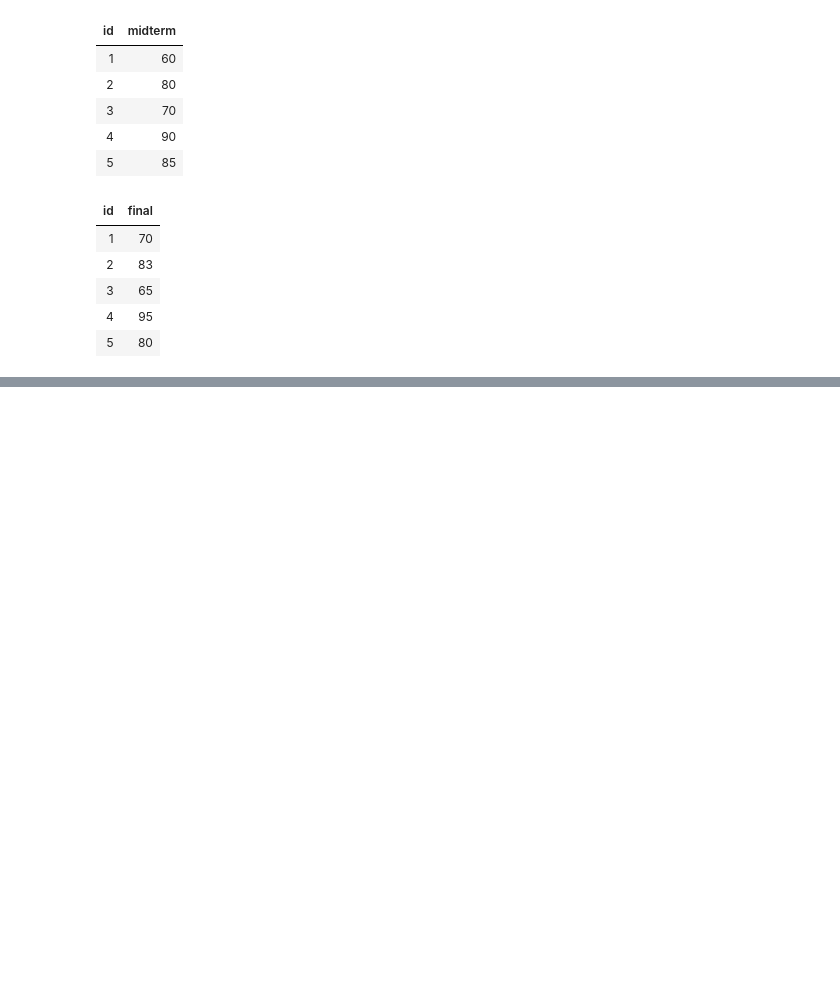
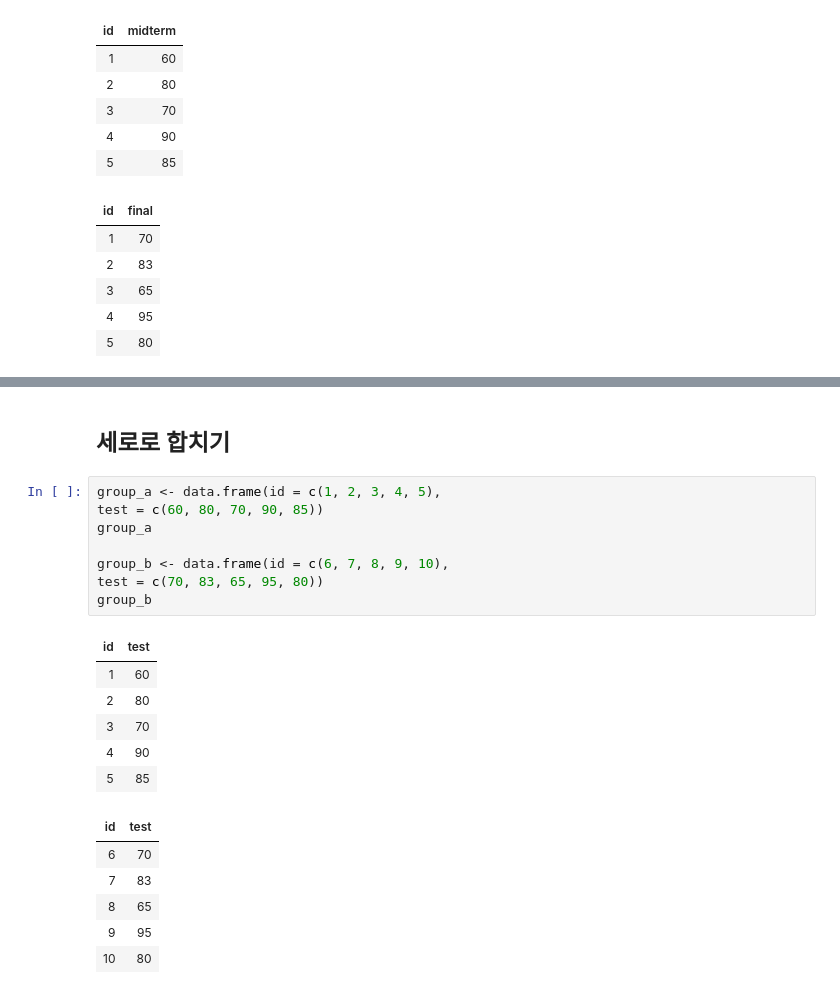
Before and after one commit to jjerry-k/gan_r, a Jupyter notebook: 190320_6.ipynb, the cells around one changed output, grey strips where cells are left out. Saved outputs shown, nothing was run; the diff lists cells and outputs as text; blank space fills up the shorter version.

```diff
--- a/190320_6.ipynb
+++ b/190320_6.ipynb
@@ -285,0 +337,23 @@ test2
+# %% [markdown]
+## 세로로 합치기
+# %%
+group_a <- data.frame(id = c(1, 2, 3, 4, 5),
+test = c(60, 80, 70, 90, 85))
+group_a
+
+group_b <- data.frame(id = c(6, 7, 8, 9, 10),
+test = c(70, 83, 65, 95, 80))
+group_b
+# %% [output]
+| id | test |
+| 1 | 60 |
+| 2 | 80 |
+| 3 | 70 |
+| 4 | 90 |
+| 5 | 85 |
+| id | test |
+| 6 | 70 |
+| 7 | 83 |
+| 8 | 65 |
+| 9 | 95 |
+| 10 | 80 |
```
Also changed, not shown: parts of 10 cells of this notebook, 1 other file.
